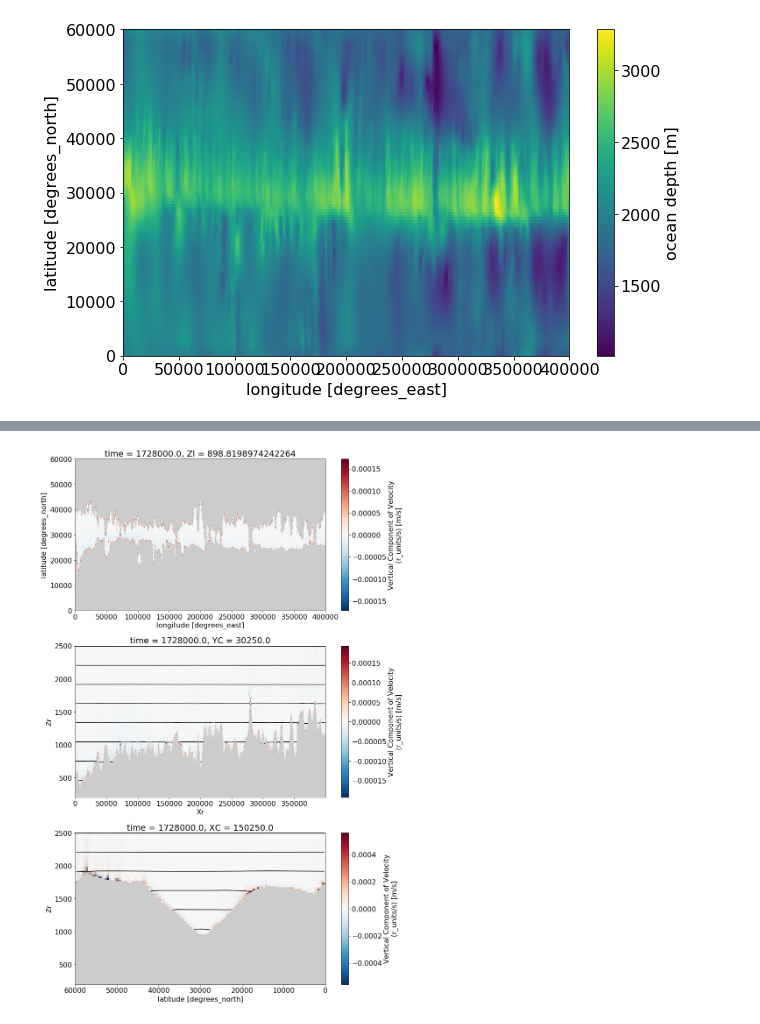
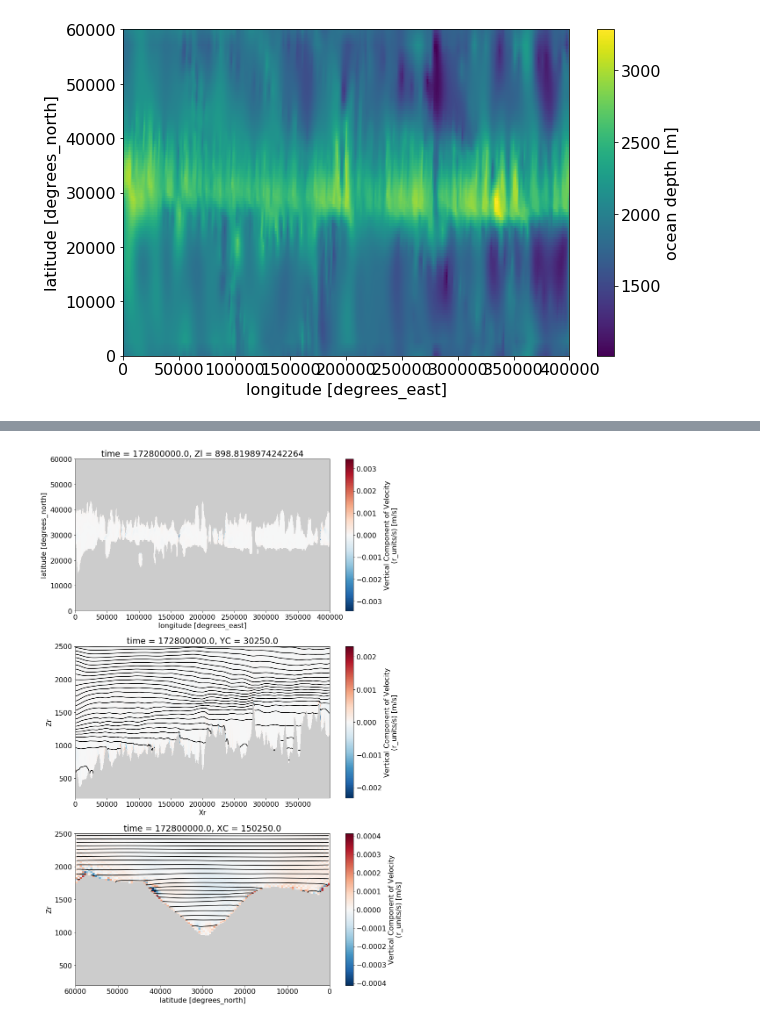
Before and after one commit to hdrake/bblturb, a Jupyter notebook: notebooks/analysis/00_example_notebook_BBTRE.ipynb, the cells around one changed output, grey strips where cells are left out. Cells and saved outputs as stored; diff of their text form; code cells hidden in the pictures.

```diff
--- a/notebooks/analysis/00_example_notebook_BBTRE.ipynb
+++ b/notebooks/analysis/00_example_notebook_BBTRE.ipynb
@@ -27,11 +27,11 @@ f = 0.53e-4
 # %% [markdown]
 ### Load dataset
 # %%
-nIter = 3
-step0 = 7200
+nIter = 20
+step0 = 72000
 nstep = step0*2
 
 iters = range(step0,nIter*nstep+step0,nstep)
-iters_mean = range(nstep, nIter*nstep, nstep)
-print("Iters: ",list(iters))
+iters_mean = range(nstep, nIter*nstep+nstep, nstep)
+print("Iters: ",list(iters_mean))
 # %% [output]
@@ -91,22 +91,22 @@ plt.savefig("../../figures/BBTRE_u.png", bbox_inches='tight', dpi=100.)
 # %%
 plt.figure(figsize=(12,18))
 
 plt.subplot(3,1,1, facecolor=(.8, .8, .8))
 ds['WVEL'] = ds['WVEL'].where(ds['WVEL'] != 0.)
 ds['WVEL'].isel(time=-1).sel(Zl=900, method='nearest').plot(cmap=div_cmap)
 
 plt.subplot(3,1,2, facecolor=(.8, .8, .8))
 q = ds['WVEL'].isel(time=-1).sel(YC=3e4, method='nearest').plot(x='Xr_W', y='Zr_W')
-ds['THETA_BG'].isel(time=-1).sel(YC=3e4, method='nearest').plot.contour(x='Xr', y='Zr', colors='black', levels=np.arange(0.4, 2.5, 0.25))
+ds['THETA_BG'].isel(time=-1).sel(YC=3e4, method='nearest').plot.contour(x='Xr', y='Zr', colors='black', levels=np.arange(0.4, 2.5, 0.05))
 plt.ylim([200,2500])
 
 plt.subplot(3,1,3, facecolor=(.8, .8, .8))
 q = ds['WVEL'].isel(time=-1).sel(XC=1.5e5, method='nearest').plot(x='YC', y='Zr_W')
-ds['THETA_BG'].isel(time=-1).sel(XC=1.5e5, method='nearest').plot.contour(x='YC', y='Zr', colors='black', levels=np.arange(0.4, 2.5, 0.25))
+ds['THETA_BG'].isel(time=-1).sel(XC=1.5e5, method='nearest').plot.contour(x='YC', y='Zr', colors='black', levels=np.arange(0.4, 2.5, 0.05))
 plt.ylim([200,2500])
 plt.xlim([6.e4, 0.])
 
 plt.tight_layout()
 plt.savefig("../../figures/BBTRE_w.png", bbox_inches='tight', dpi=100.)
 # %% [output]
-[figure, old version]
+[figure, new version]
```
Also changed, not shown: parts of 2 cells of this notebook, 32 other files.
